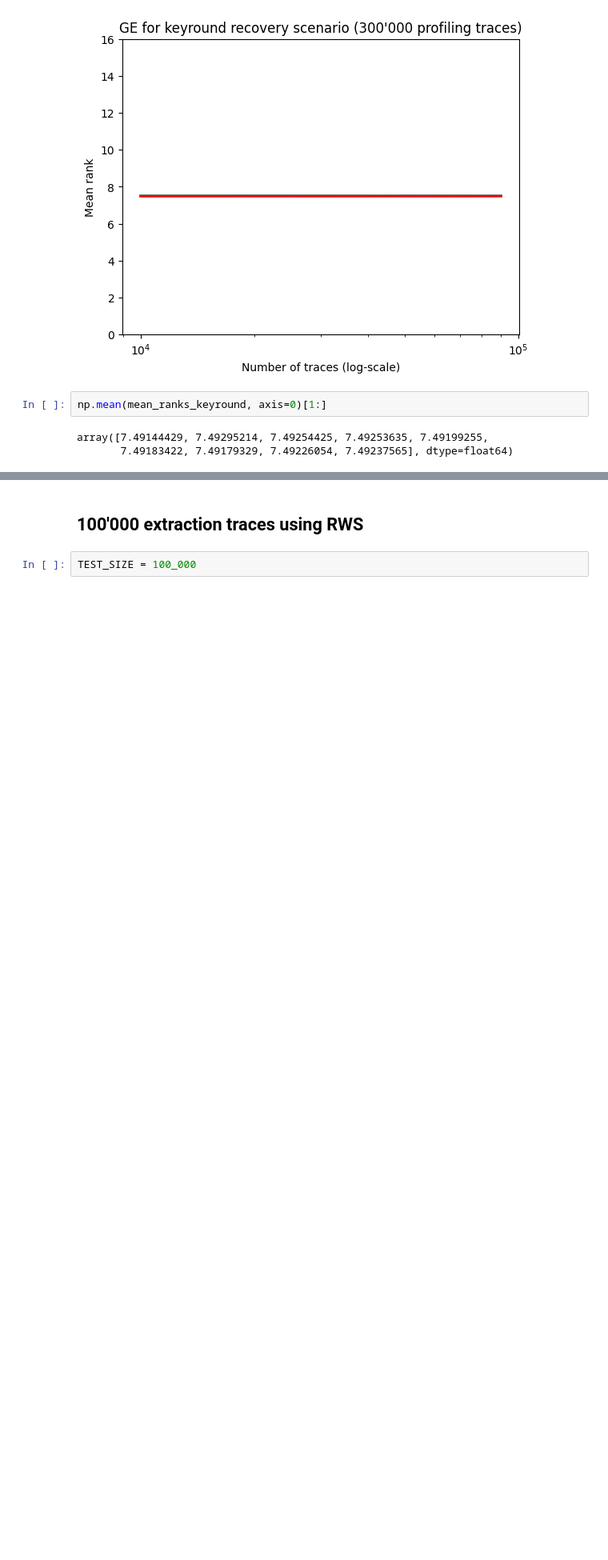
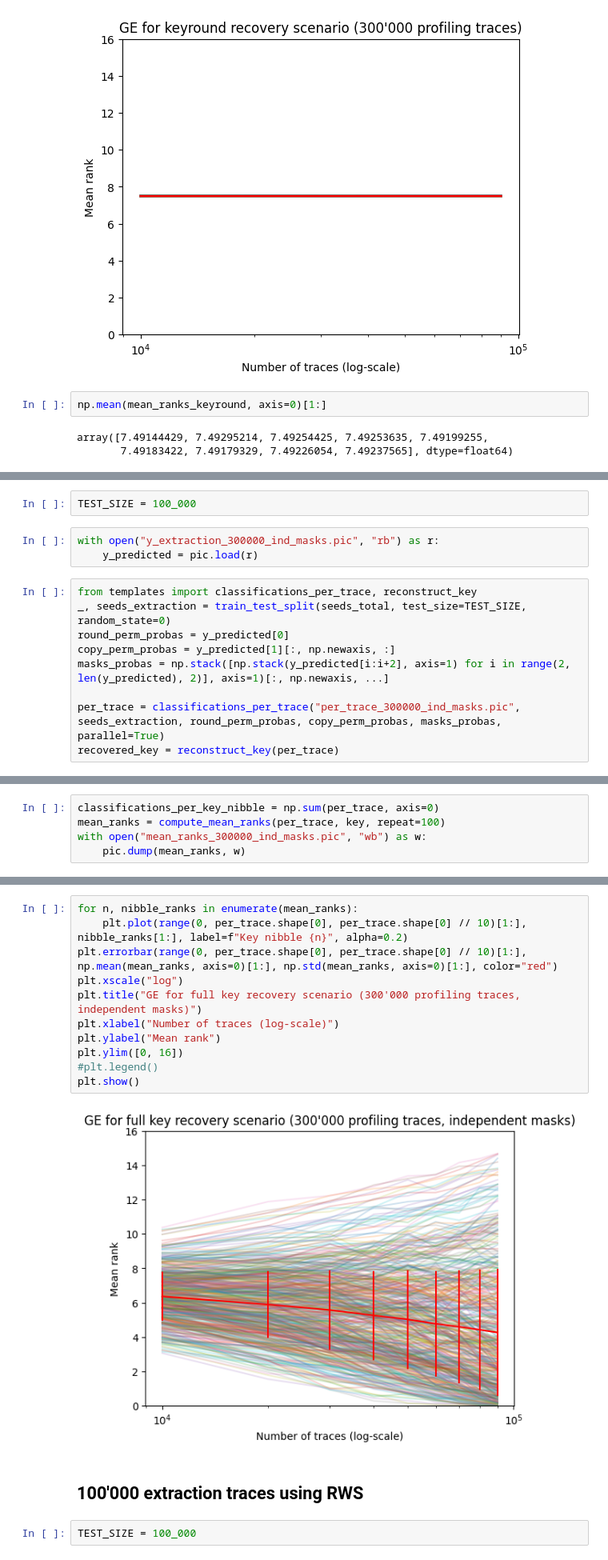
Before and after one commit to Pace222/Elisabeth-b4-SCA, a Jupyter notebook: protected_side_channel_attack/deep_learning_evaluation.ipynb, the cells around one changed output, grey strips where cells are left out. Shown at 80% size. Saved outputs shown, nothing was run; the diff lists cells and outputs as text; blank space fills up the shorter version.

Commit message:
More traces, wavelets, predict everything ine one go

```diff
--- a/protected_side_channel_attack/deep_learning_evaluation.ipynb
+++ b/protected_side_channel_attack/deep_learning_evaluation.ipynb
@@ -469,0 +474,14 @@ array([7.49144429, 7.49295214, 7.49254425, 7.49253635, 7.49199255,
+# %%
+TEST_SIZE = 100_000
+# %%
+with open("y_extraction_300000_ind_masks.pic", "rb") as r:
+    y_predicted = pic.load(r)
+# %%
+from templates import classifications_per_trace, reconstruct_key
+_, seeds_extraction = train_test_split(seeds_total, test_size=TEST_SIZE, random_state=0)
+round_perm_probas = y_predicted[0]
+copy_perm_probas = y_predicted[1][:, np.newaxis, :]
+masks_probas = np.stack([np.stack(y_predicted[i:i+2], axis=1) for i in range(2, len(y_predicted), 2)], axis=1)[:, np.newaxis, ...]
+
+per_trace = classifications_per_trace("per_trace_300000_ind_masks.pic", seeds_extraction, round_perm_probas, copy_perm_probas, masks_probas, parallel=True)
+recovered_key = reconstruct_key(per_trace)
@@ -469,0 +492,5 @@ array([7.49144429, 7.49295214, 7.49254425, 7.49253635, 7.49199255,
+# %%
+classifications_per_key_nibble = np.sum(per_trace, axis=0)
+mean_ranks = compute_mean_ranks(per_trace, key, repeat=100)
+with open("mean_ranks_300000_ind_masks.pic", "wb") as w:
+    pic.dump(mean_ranks, w)
@@ -470,3 +509,16 @@ array([7.49144429, 7.49295214, 7.49254425, 7.49253635, 7.49199255,
+# %%
+for n, nibble_ranks in enumerate(mean_ranks):
+    plt.plot(range(0, per_trace.shape[0], per_trace.shape[0] // 10)[1:], nibble_ranks[1:], label=f"Key nibble {n}", alpha=0.2)
+plt.errorbar(range(0, per_trace.shape[0], per_trace.shape[0] // 10)[1:], np.mean(mean_ranks, axis=0)[1:], np.std(mean_ranks, axis=0)[1:], color="red")
+plt.xscale("log")
+plt.title("GE for full key recovery scenario (300'000 profiling traces, independent masks)")
+plt.xlabel("Number of traces (log-scale)")
+plt.ylabel("Mean rank")
+plt.ylim([0, 16])
+#plt.legend()
+plt.show()
+# %% [output]
+[figure, added]
 # %% [markdown]
 ## 100'000 extraction traces using RWS
 # %%
```
Also changed, not shown: parts of 18 cells of this notebook, 10 other files.
